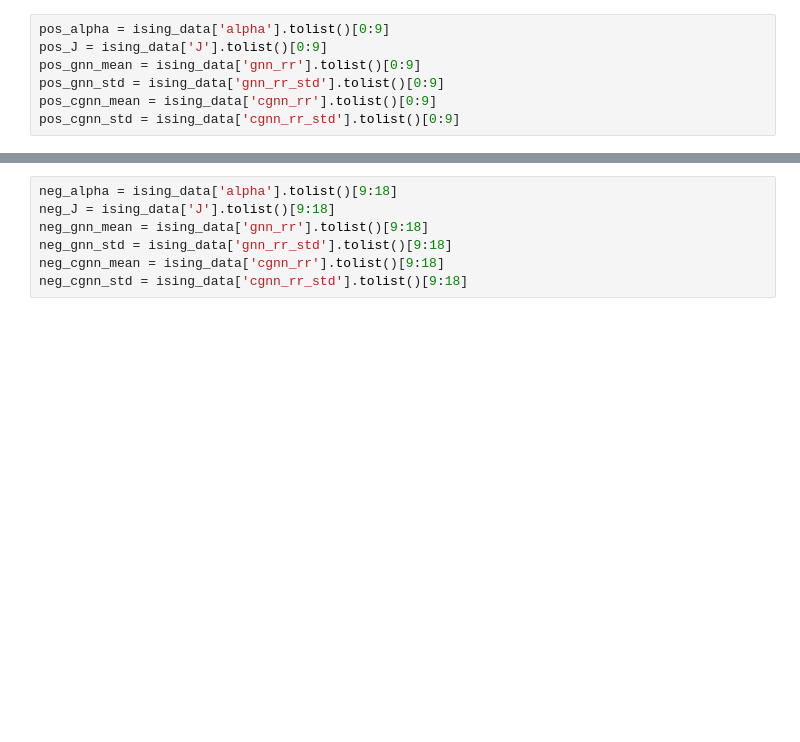
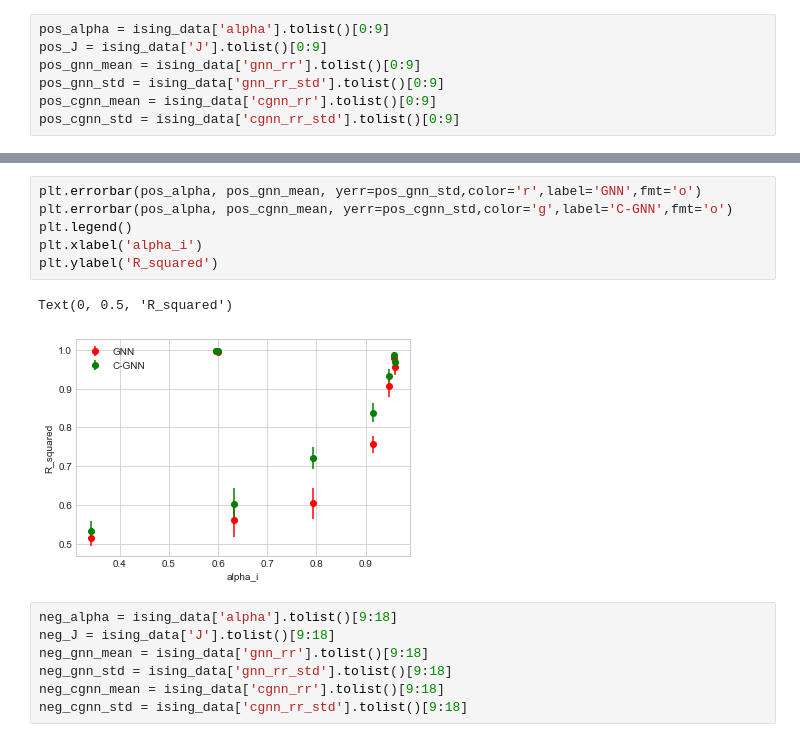
Before and after one commit to ChatterjeeAyan/gnn-residual-correlation-extension, a Jupyter notebook: Ising Model Homophily Test Logs/Ising Model Visualizations .ipynb, the cells around one changed output, grey strips where cells are left out. Cells and saved outputs as stored; diff of their text form; blank space fills up the shorter version.

```diff
--- a/Ising Model Homophily Test Logs/Ising Model Visualizations .ipynb
+++ b/Ising Model Homophily Test Logs/Ising Model Visualizations .ipynb
@@ -45,3 +45,12 @@ Text(0, 0.5, 'R_squared')
+# %%
+plt.errorbar(pos_alpha, pos_gnn_mean, yerr=pos_gnn_std,color='r',label='GNN',fmt='o')
+plt.errorbar(pos_alpha, pos_cgnn_mean, yerr=pos_cgnn_std,color='g',label='C-GNN',fmt='o')
+plt.legend()
+plt.xlabel('alpha_i')
+plt.ylabel('R_squared')
+# %% [output]
+Text(0, 0.5, 'R_squared')
+[figure, added]
 # %%
 neg_alpha = ising_data['alpha'].tolist()[9:18]
 neg_J = ising_data['J'].tolist()[9:18]
```
Also changed, not shown: parts of 3 cells of this notebook.
